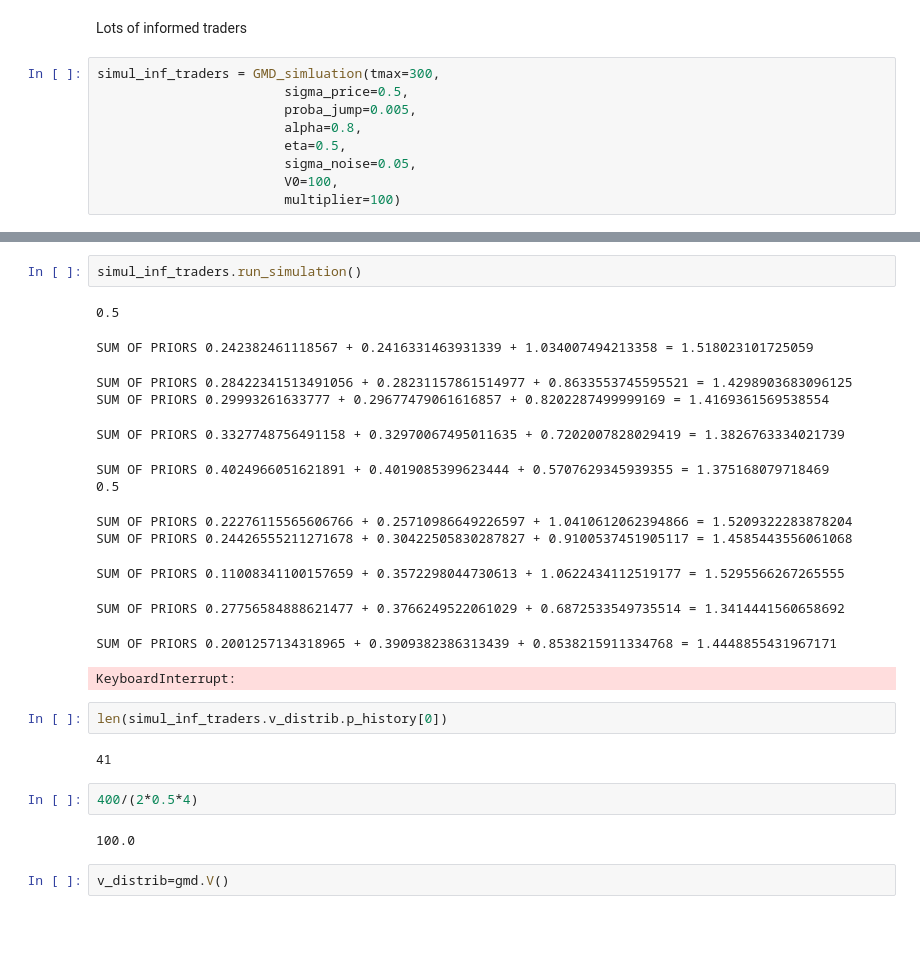
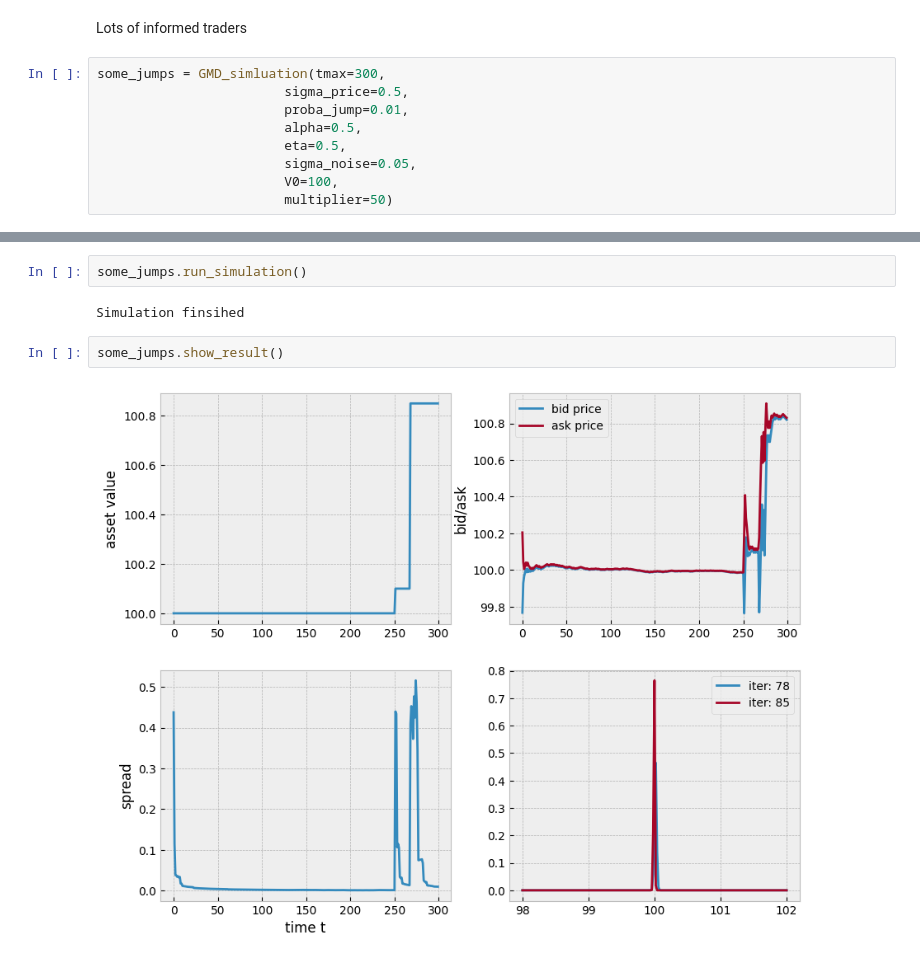
Before and after one commit to laminetiza/GMD_market_making, a Jupyter notebook: gmd.ipynb, the cells around one changed output, grey strips where cells are left out. Saved outputs shown, nothing was run; the diff lists cells and outputs as text; blank space fills up the shorter version.

```diff
--- a/gmd.ipynb
+++ b/gmd.ipynb
@@ -507,11 +507,11 @@ paper_simul.show_result()
 # %% [markdown]
 Lots of informed traders
 # %%
-simul_inf_traders = GMD_simluation(tmax=300,
+some_jumps = GMD_simluation(tmax=300,
                         sigma_price=0.5,
-                        proba_jump=0.005,
-                        alpha=0.8,
+                        proba_jump=0.01,
+                        alpha=0.5,
                         eta=0.5,
                         sigma_noise=0.05,
                         V0=100,
-                        multiplier=100)
+                        multiplier=50)
@@ -518,26 +529,8 @@ simul_inf_traders = GMD_simluation(tmax=300,
 # %%
-simul_inf_traders.run_simulation()
+some_jumps.run_simulation()
 # %% [output]
-0.5
+Simulation finsihed
-SUM OF PRIORS 0.242382461118567 + 0.2416331463931339 + 1.034007494213358 = 1.518023101725059
-SUM OF PRIORS 0.28422341513491056 + 0.28231157861514977 + 0.8633553745595521 = 1.4298903683096125
-SUM OF PRIORS 0.29993261633777 + 0.29677479061616857 + 0.8202287499999169 = 1.4169361569538554
-SUM OF PRIORS 0.3327748756491158 + 0.32970067495011635 + 0.7202007828029419 = 1.3826763334021739
-SUM OF PRIORS 0.4024966051621891 + 0.4019085399623444 + 0.5707629345939355 = 1.375168079718469
-0.5
-SUM OF PRIORS 0.22276115565606766 + 0.25710986649226597 + 1.0410612062394866 = 1.5209322283878204
-SUM OF PRIORS 0.24426555211271678 + 0.30422505830287827 + 0.9100537451905117 = 1.4585443556061068
-SUM OF PRIORS 0.11008341100157659 + 0.3572298044730613 + 1.0622434112519177 = 1.5295566267265555
-SUM OF PRIORS 0.27756584888621477 + 0.3766249522061029 + 0.6872533549735514 = 1.3414441560658692
-SUM OF PRIORS 0.2001257134318965 + 0.3909382386313439 + 0.8538215911334768 = 1.4448855431967171
-KeyboardInterrupt:
-# %%
-len(simul_inf_traders.v_distrib.p_history[0])
-# %% [output]
-41
-# %%
-400/(2*0.5*4)
-# %% [output]
-100.0
-# %%
-v_distrib=gmd.V()
+# %%
+some_jumps.show_result()
+# %% [output]
+[figure, added]
```
Also changed, not shown: parts of 6 cells of this notebook, 2 other files.
